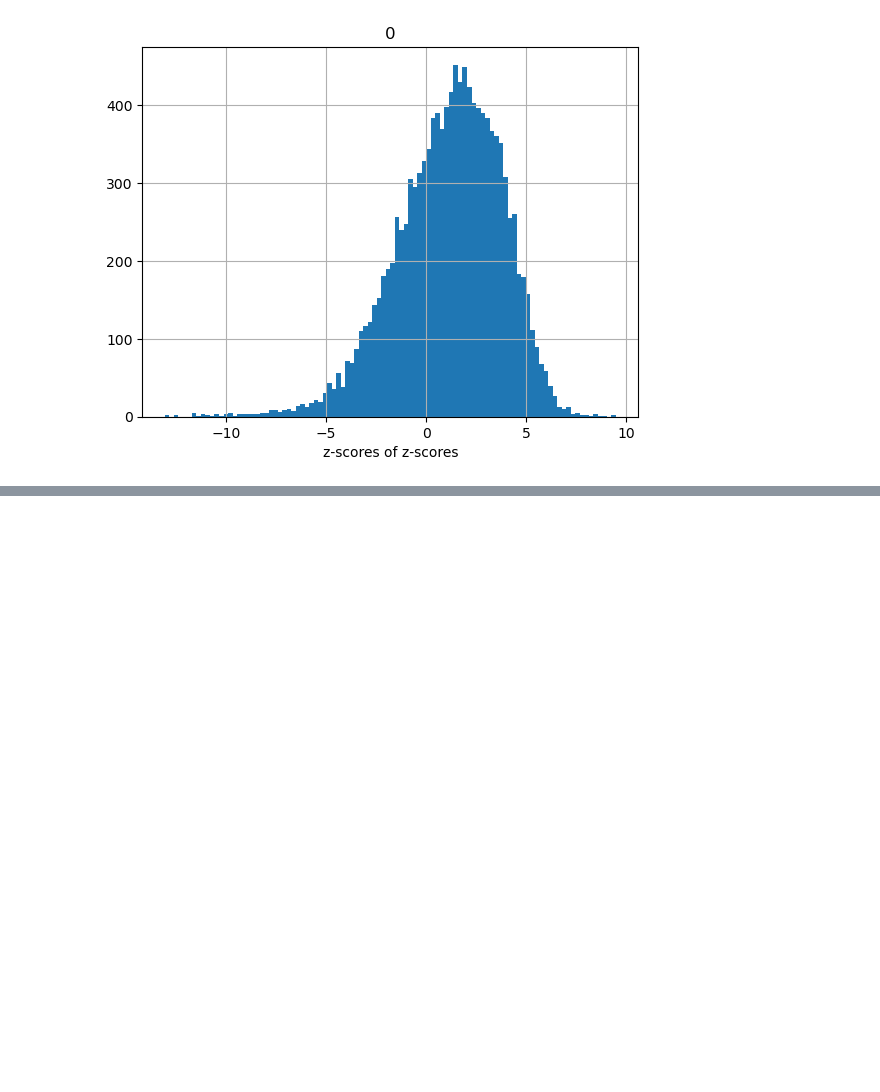
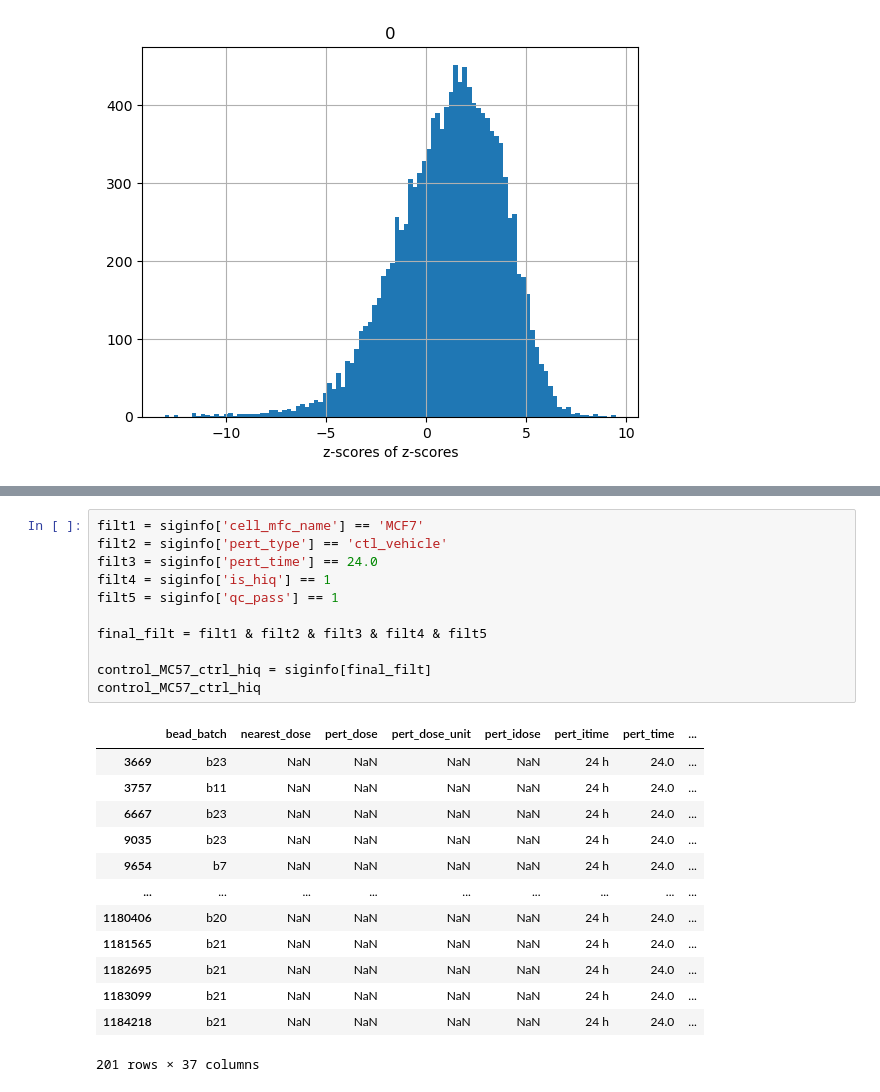
Before and after one commit to reformist/research2023, a Jupyter notebook: controlAnalysis.ipynb, the cells around one changed output, grey strips where cells are left out. Saved outputs shown, nothing was run; the diff lists cells and outputs as text; blank space fills up the shorter version.

```diff
--- a/controlAnalysis.ipynb
+++ b/controlAnalysis.ipynb
@@ -1435,0 +1574,25 @@ Text(0.5, 0, 'z-scores of z-scores')
+# %%
+filt1 = siginfo['cell_mfc_name'] == 'MCF7'
+filt2 = siginfo['pert_type'] == 'ctl_vehicle'
+filt3 = siginfo['pert_time'] == 24.0
+filt4 = siginfo['is_hiq'] == 1
+filt5 = siginfo['qc_pass'] == 1
+
+final_filt = filt1 & filt2 & filt3 & filt4 & filt5
+
+control_MC57_ctrl_hiq = siginfo[final_filt]
+control_MC57_ctrl_hiq
+# %% [output]
+|  | bead_batch | nearest_dose | pert_dose | pert_dose_unit | pert_idose | pert_itime | pert_time | ... |
+| 3669 | b23 | NaN | NaN | NaN | NaN | 24 h | 24.0 | ... |
+| 3757 | b11 | NaN | NaN | NaN | NaN | 24 h | 24.0 | ... |
+| 6667 | b23 | NaN | NaN | NaN | NaN | 24 h | 24.0 | ... |
+| 9035 | b23 | NaN | NaN | NaN | NaN | 24 h | 24.0 | ... |
+| 9654 | b7 | NaN | NaN | NaN | NaN | 24 h | 24.0 | ... |
+| ... | ... | ... | ... | ... | ... | ... | ... | ... |
+| 1180406 | b20 | NaN | NaN | NaN | NaN | 24 h | 24.0 | ... |
+| 1181565 | b21 | NaN | NaN | NaN | NaN | 24 h | 24.0 | ... |
+| 1182695 | b21 | NaN | NaN | NaN | NaN | 24 h | 24.0 | ... |
+| 1183099 | b21 | NaN | NaN | NaN | NaN | 24 h | 24.0 | ... |
+| 1184218 | b21 | NaN | NaN | NaN | NaN | 24 h | 24.0 | ... |
+201 rows × 37 columns
```
Also changed, not shown: parts of 41 cells of this notebook, 1 other file.
